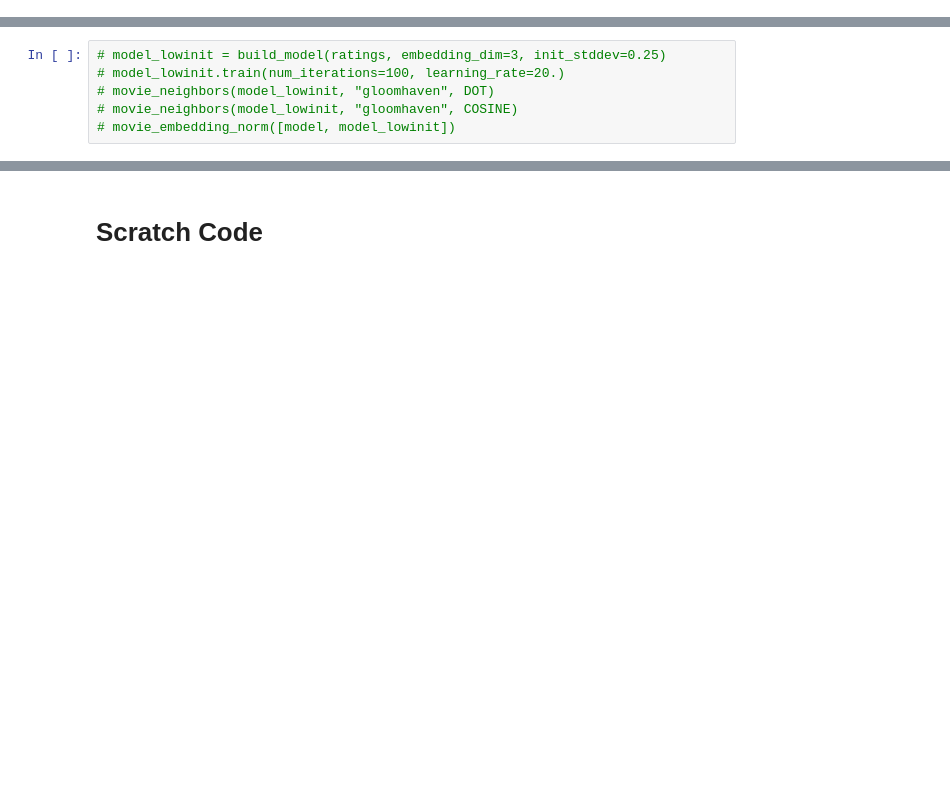
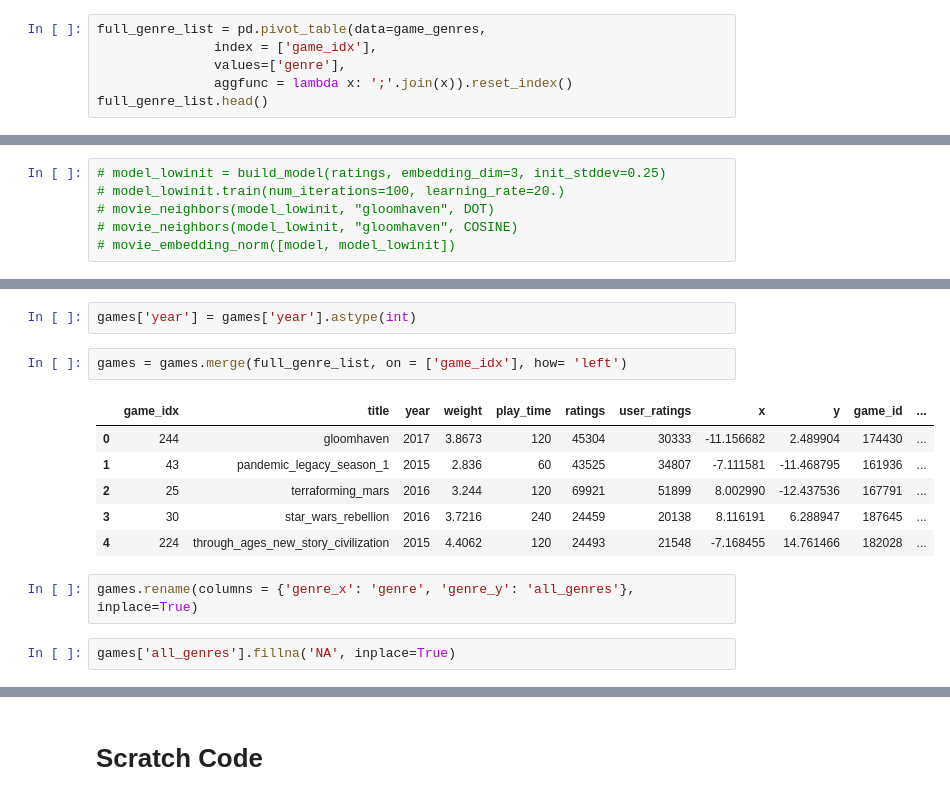
Before and after one commit to MarshallKrakauer/BGGAnalysis, a Jupyter notebook: Player Ratings.ipynb, the cells around one changed output, grey strips where cells are left out. Saved outputs shown, nothing was run; the diff lists cells and outputs as text; blank space fills up the shorter version.

```diff
--- a/Player Ratings.ipynb
+++ b/Player Ratings.ipynb
@@ -534,3 +535,9 @@ game_genres.head()
 | 2 | 1 | Political | 0 |
 | 3 | 100423 | Adventure | 72 |
 | 4 | 100423 | Card Game | 72 |
+# %%
+full_genre_list = pd.pivot_table(data=game_genres,
+               index = ['game_idx'],
+               values=['genre'],
+               aggfunc = lambda x: ';'.join(x)).reset_index()
+full_genre_list.head()
@@ -634,0 +660,15 @@ ARRAY SIZES
+# %%
+games['year'] = games['year'].astype(int)
+# %%
+games = games.merge(full_genre_list, on = ['game_idx'], how= 'left')
+# %% [output]
+|  | game_idx | title | year | weight | play_time | ratings | user_ratings | x | y | game_id | ... |
+| 0 | 244 | gloomhaven | 2017 | 3.8673 | 120 | 45304 | 30333 | -11.156682 | 2.489904 | 174430 | ... |
+| 1 | 43 | pandemic_legacy_season_1 | 2015 | 2.836 | 60 | 43525 | 34807 | -7.111581 | -11.468795 | 161936 | ... |
+| 2 | 25 | terraforming_mars | 2016 | 3.244 | 120 | 69921 | 51899 | 8.002990 | -12.437536 | 167791 | ... |
+| 3 | 30 | star_wars_rebellion | 2016 | 3.7216 | 240 | 24459 | 20138 | 8.116191 | 6.288947 | 187645 | ... |
+| 4 | 224 | through_ages_new_story_civilization | 2015 | 4.4062 | 120 | 24493 | 21548 | -7.168455 | 14.761466 | 182028 | ... |
+# %%
+games.rename(columns = {'genre_x': 'genre', 'genre_y': 'all_genres'}, inplace=True)
+# %%
+games['all_genres'].fillna('NA', inplace=True)
```
Also changed, not shown: parts of 17 cells of this notebook.
